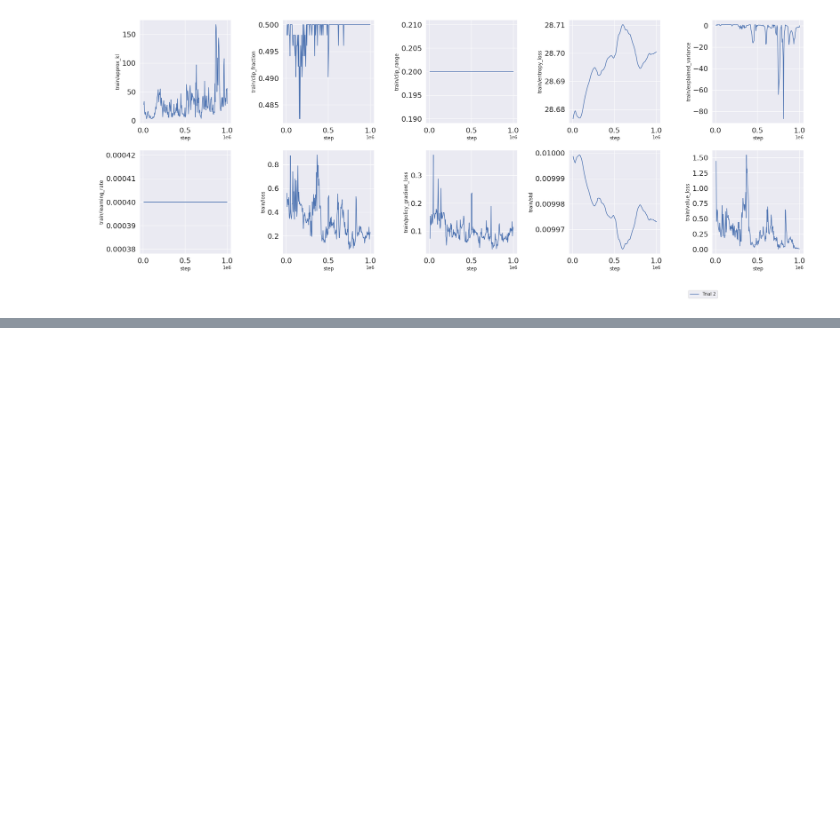
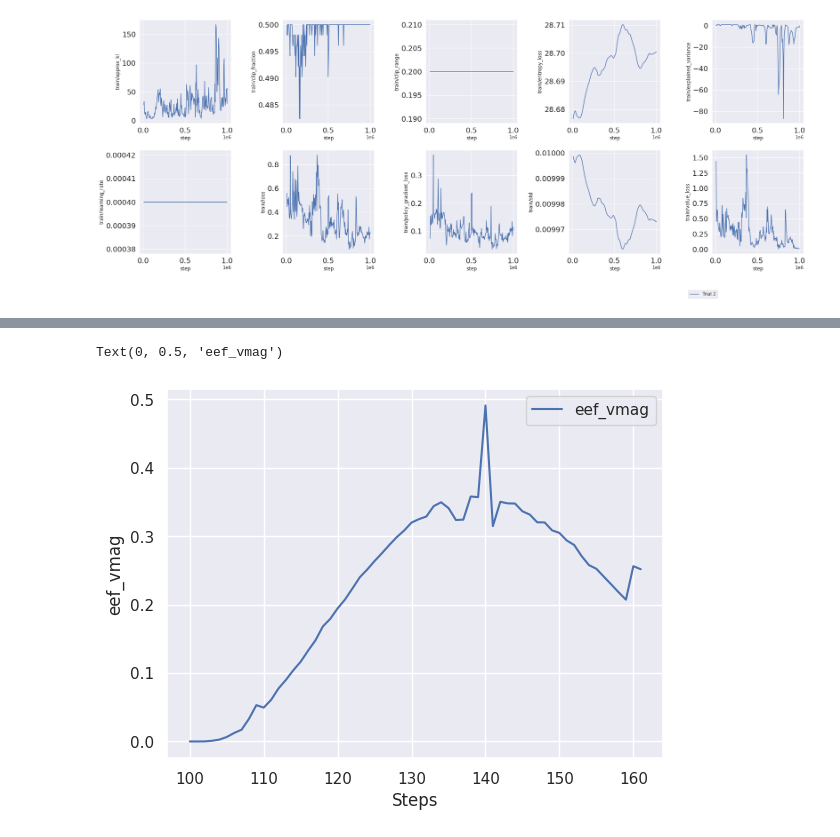
Before and after one commit to iCub-utfsm/rl-icub-manipulation, a Jupyter notebook: rl_icub_dexterous_manipulation/examples/plot_results.ipynb, the cells around one changed output, grey strips where cells are left out. Saved outputs shown, nothing was run; the diff lists cells and outputs as text; code cells hidden in the pictures; blank space fills up the shorter version.

```diff
--- a/rl_icub_dexterous_manipulation/examples/plot_results.ipynb
+++ b/rl_icub_dexterous_manipulation/examples/plot_results.ipynb
@@ -155,0 +212,9 @@ fig.savefig(pdf_path + "net_training.pdf", bbox_inches='tight', dpi=300, transpa
+# %%
+df2 = df[['Steps', 'eef_vmag']].iloc[99:]
+ax = df2.plot(x='Steps', y='eef_vmag')
+plt.xlabel('Steps')
+plt.ylabel('eef_vmag')
+# ax.set_ylabel('Velocity (\N{DEGREE SIGN}/sec)', fontsize=16)
+# %% [output]
+Text(0, 0.5, 'eef_vmag')
+[figure, added]
```
Also changed, not shown: parts of 10 cells of this notebook.
